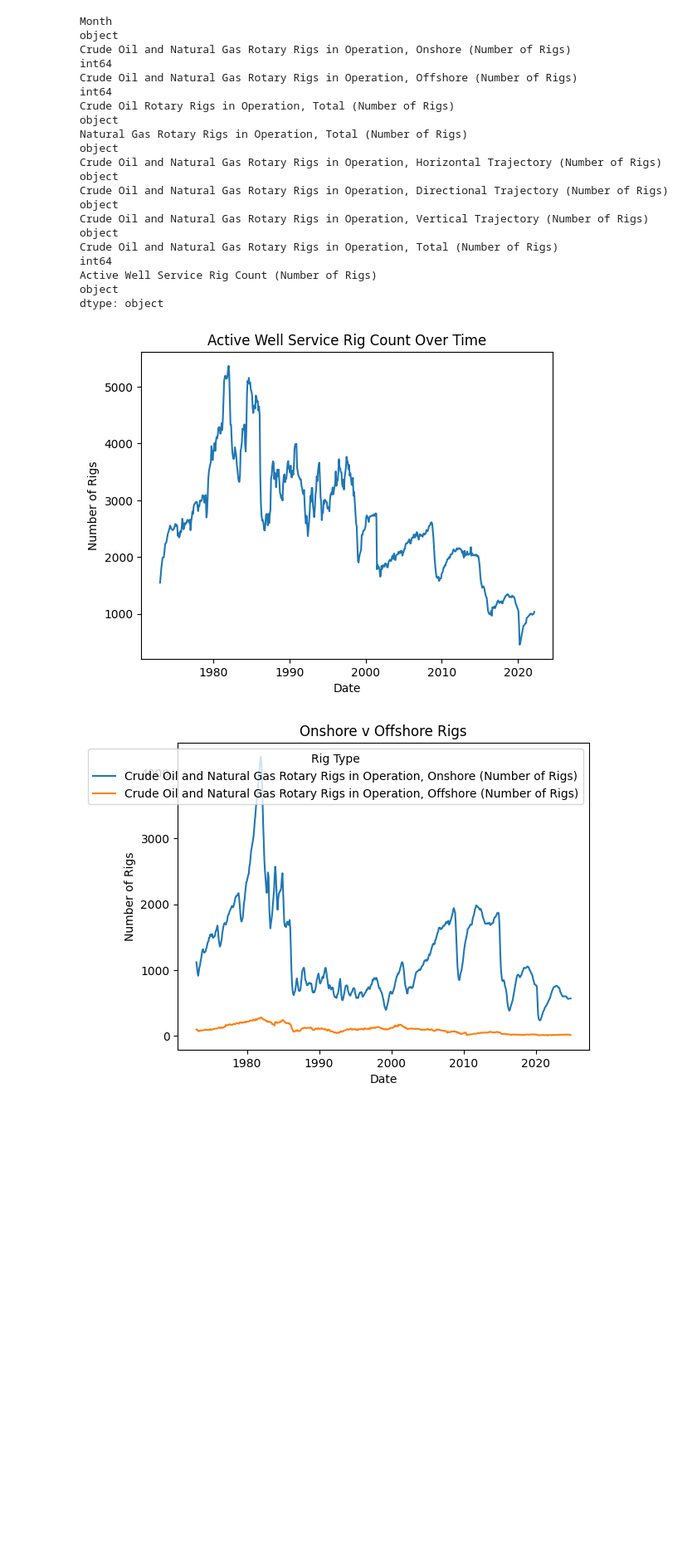
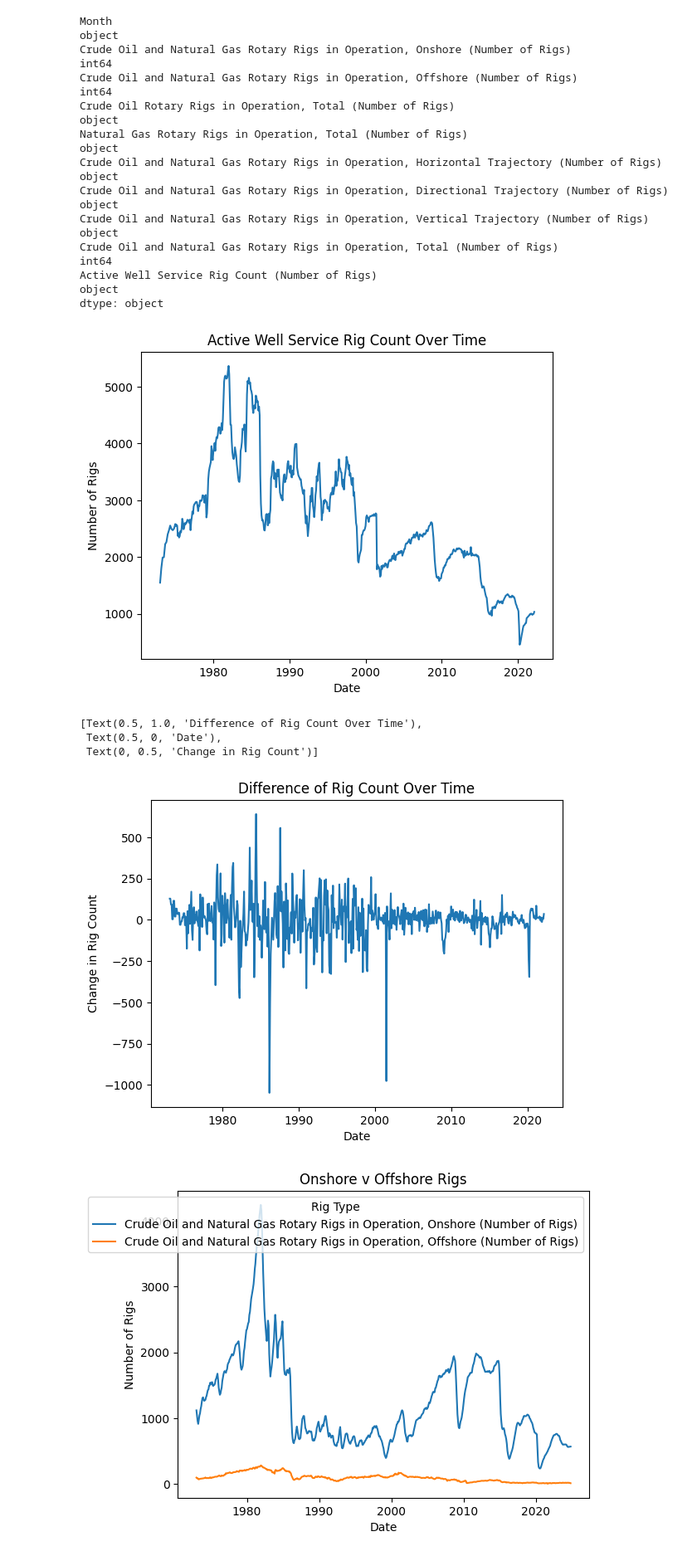
Before and after one commit to yxs4yt/eda_assignment, a Jupyter notebook: A2.ipynb, the cells around one changed output. Shown at 83% size. Drawn from its saved outputs; the diff is of its cells as text; code cells hidden in the pictures; blank space fills up the shorter version.

```diff
--- a/A2.ipynb
+++ b/A2.ipynb
@@ -244,21 +244,31 @@ dtype: object
 # %%
 #Question 3, (2+3)
 tdf['time'] = pd.to_datetime(tdf['Month'], format='mixed')
 
 var = 'Active Well Service Rig Count (Number of Rigs)'
 tdf[var] = pd.to_numeric(tdf[var].astype(str).str.replace(',', ''), errors='coerce')
 
 tdf = tdf.sort_values('time')
 
 fig = sns.lineplot(data=tdf, x='time', y=var)
 fig.set(title='Active Well Service Rig Count Over Time',
         xlabel='Date',
         ylabel='Number of Rigs')
 plt.show()
 
 # The plot shows a very volatile graph in the short term with many increases and decreases but over time in the long run there is a decrease.
+
+tdf['rig_diff'] = tdf[var].diff()
+
+fig = sns.lineplot(data=tdf, x='time', y='rig_diff')
+fig.set(title='Difference of Rig Count Over Time',
+        xlabel='Date', ylabel='Change in Rig Count')
 # %% [output]
 [figure]
+[Text(0.5, 1.0, 'Difference of Rig Count Over Time'),
+ Text(0.5, 0, 'Date'),
+ Text(0, 0.5, 'Change in Rig Count')]
+[figure, added]
 # %%
 #Question 3, (5)
 
```
